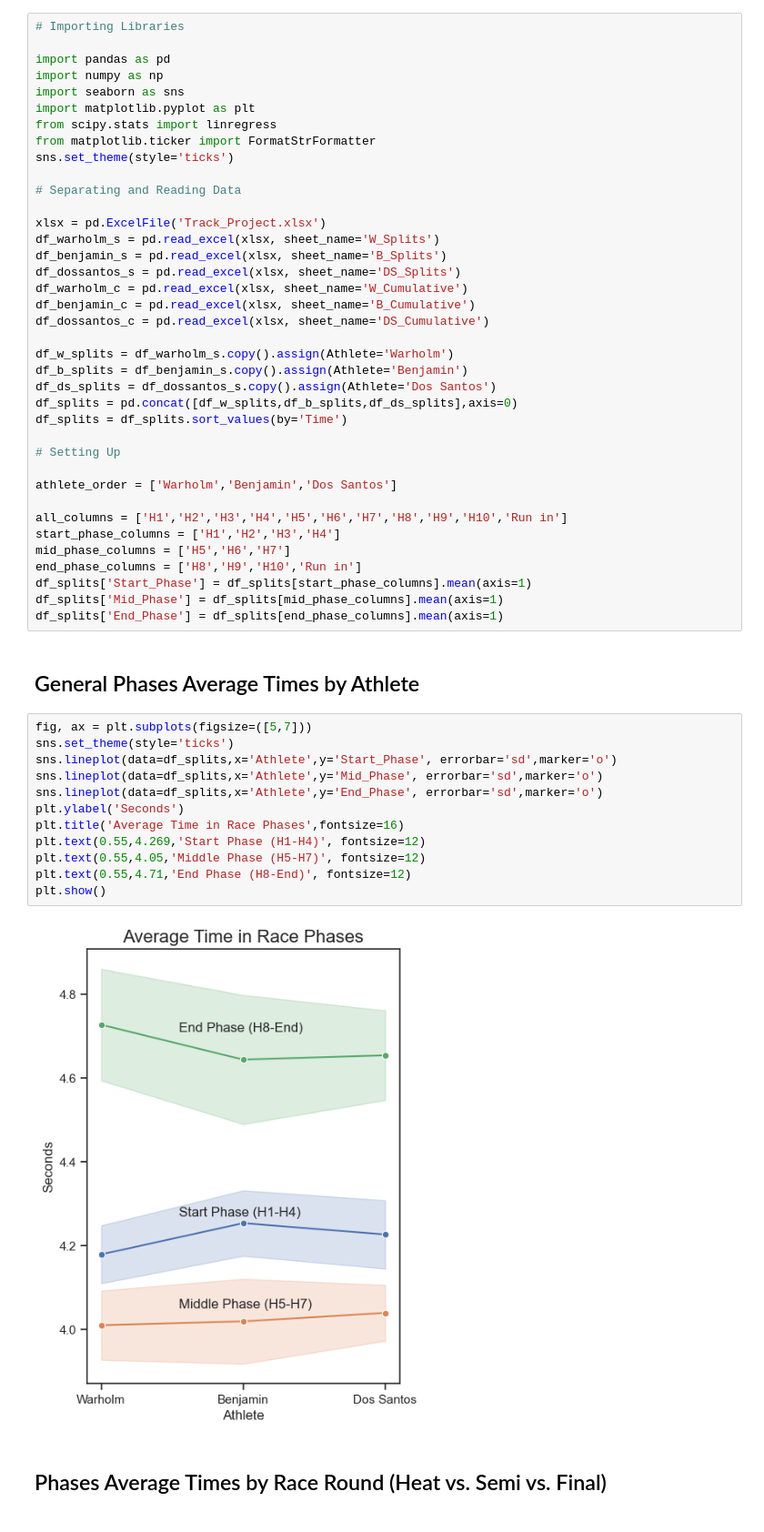
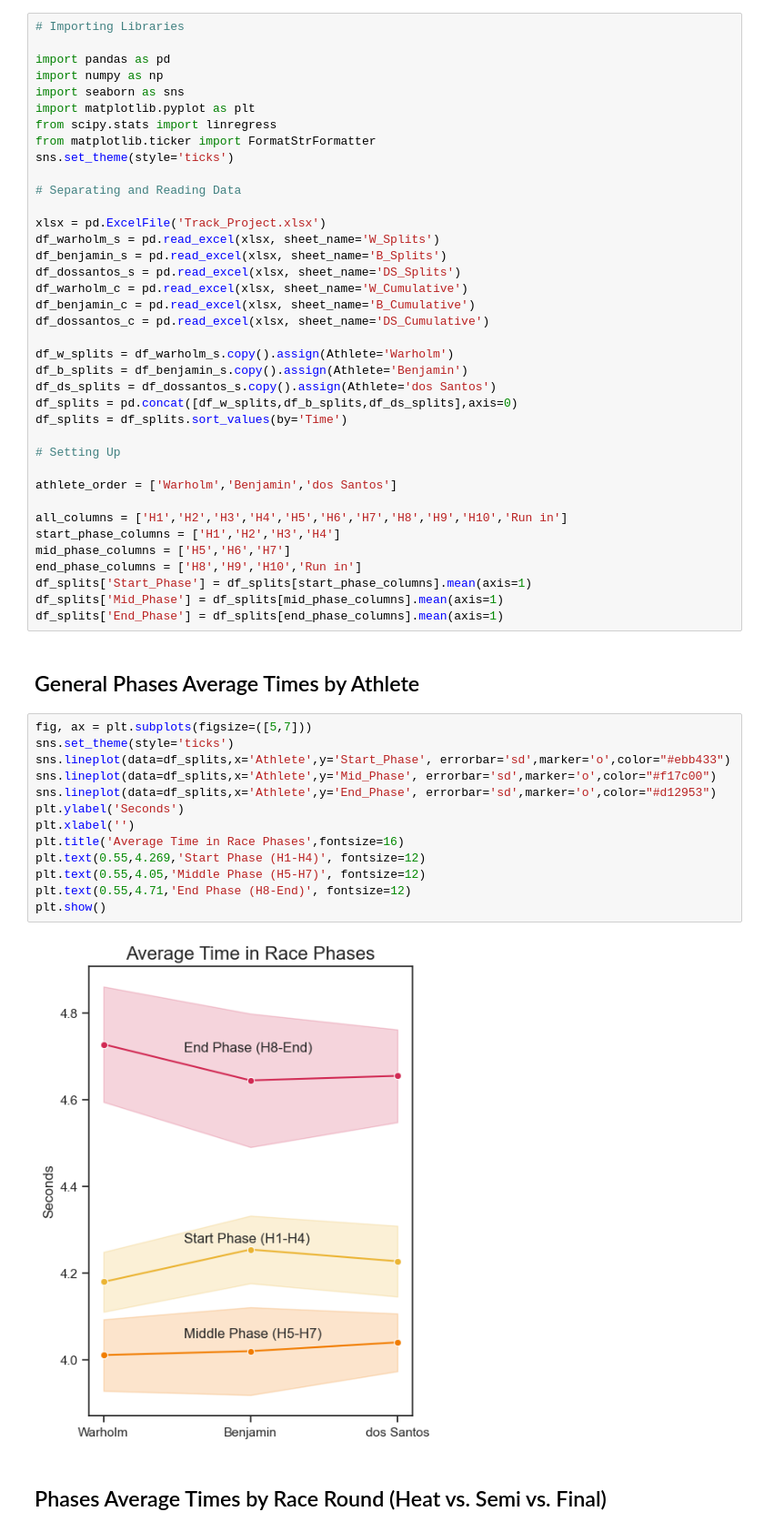
Before and after one commit to emeraldEAGLE888/Hurdles_Analysis, a Jupyter notebook: Analyses/PhasesAnalysis.ipynb, the cells around one changed output. Shown at 91% size. Saved outputs shown, nothing was run; the diff lists cells and outputs as text.

Commit message:
Visualization cleaning

```diff
--- a/Analyses/PhasesAnalysis.ipynb
+++ b/Analyses/PhasesAnalysis.ipynb
@@ -25,13 +25,13 @@ df_dossantos_c = pd.read_excel(xlsx, sheet_name='DS_Cumulative')
 
 df_w_splits = df_warholm_s.copy().assign(Athlete='Warholm')
 df_b_splits = df_benjamin_s.copy().assign(Athlete='Benjamin')
-df_ds_splits = df_dossantos_s.copy().assign(Athlete='Dos Santos')
+df_ds_splits = df_dossantos_s.copy().assign(Athlete='dos Santos')
 df_splits = pd.concat([df_w_splits,df_b_splits,df_ds_splits],axis=0)
 df_splits = df_splits.sort_values(by='Time')
 
 # Setting Up
 
-athlete_order = ['Warholm','Benjamin','Dos Santos']
+athlete_order = ['Warholm','Benjamin','dos Santos']
 
 all_columns = ['H1','H2','H3','H4','H5','H6','H7','H8','H9','H10','Run in']
 start_phase_columns = ['H1','H2','H3','H4']
@@ -45,17 +45,18 @@ df_splits['End_Phase'] = df_splits[end_phase_columns].mean(axis=1)
 # %%
 fig, ax = plt.subplots(figsize=([5,7]))
 sns.set_theme(style='ticks')
-sns.lineplot(data=df_splits,x='Athlete',y='Start_Phase', errorbar='sd',marker='o')
-sns.lineplot(data=df_splits,x='Athlete',y='Mid_Phase', errorbar='sd',marker='o')
-sns.lineplot(data=df_splits,x='Athlete',y='End_Phase', errorbar='sd',marker='o')
+sns.lineplot(data=df_splits,x='Athlete',y='Start_Phase', errorbar='sd',marker='o',color="#ebb433")
+sns.lineplot(data=df_splits,x='Athlete',y='Mid_Phase', errorbar='sd',marker='o',color="#f17c00")
+sns.lineplot(data=df_splits,x='Athlete',y='End_Phase', errorbar='sd',marker='o',color="#d12953")
 plt.ylabel('Seconds')
+plt.xlabel('')
 plt.title('Average Time in Race Phases',fontsize=16)
 plt.text(0.55,4.269,'Start Phase (H1-H4)', fontsize=12)
 plt.text(0.55,4.05,'Middle Phase (H5-H7)', fontsize=12)
 plt.text(0.55,4.71,'End Phase (H8-End)', fontsize=12)
 plt.show()
 # %% [output]
-[figure, old version]
+[figure, new version]
 # %% [markdown]
 ## Phases Average Times by Race Round (Heat vs. Semi vs. Final)
 # %%
```
Also changed, not shown: parts of 2 cells of this notebook, 4 other files.
